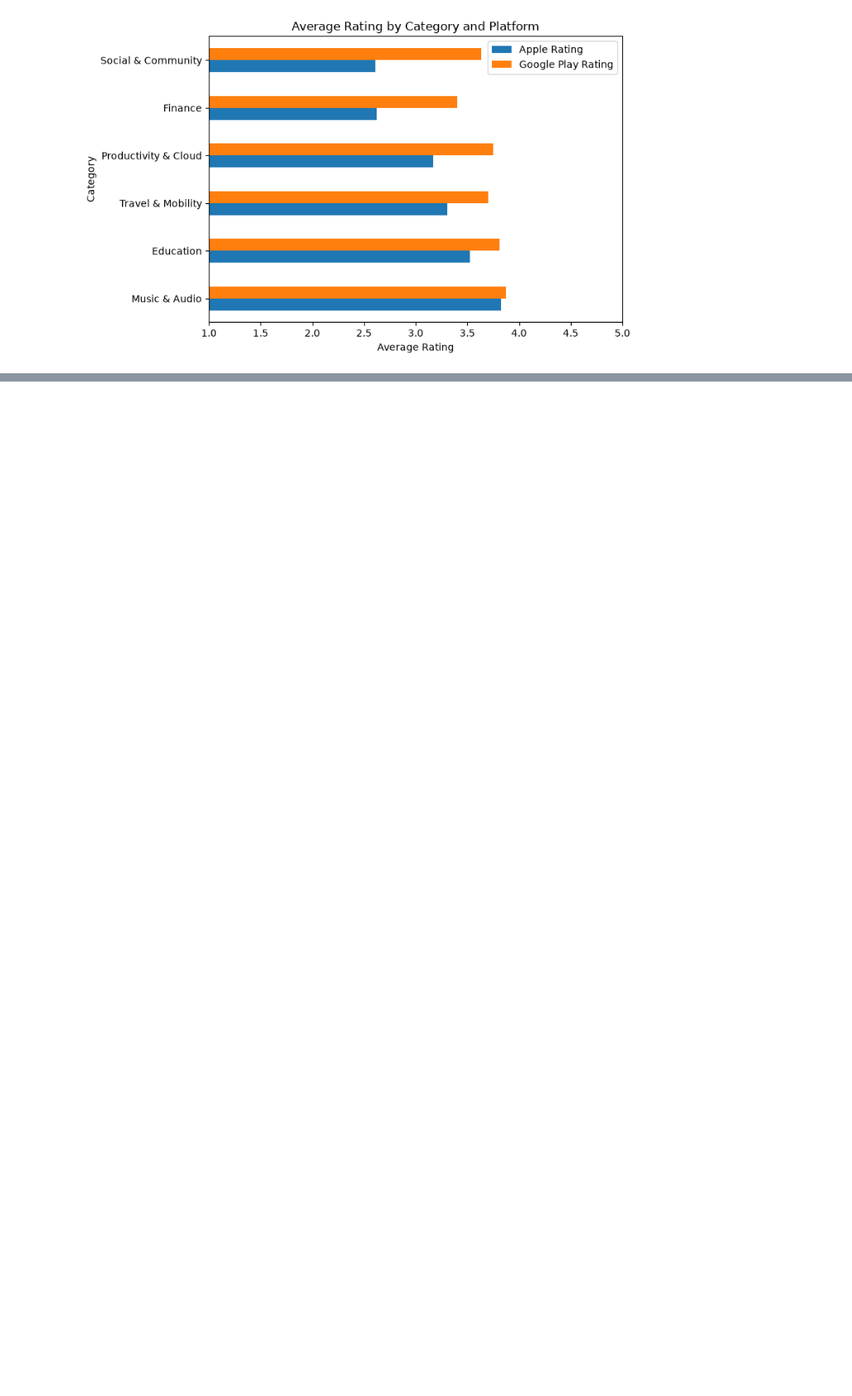
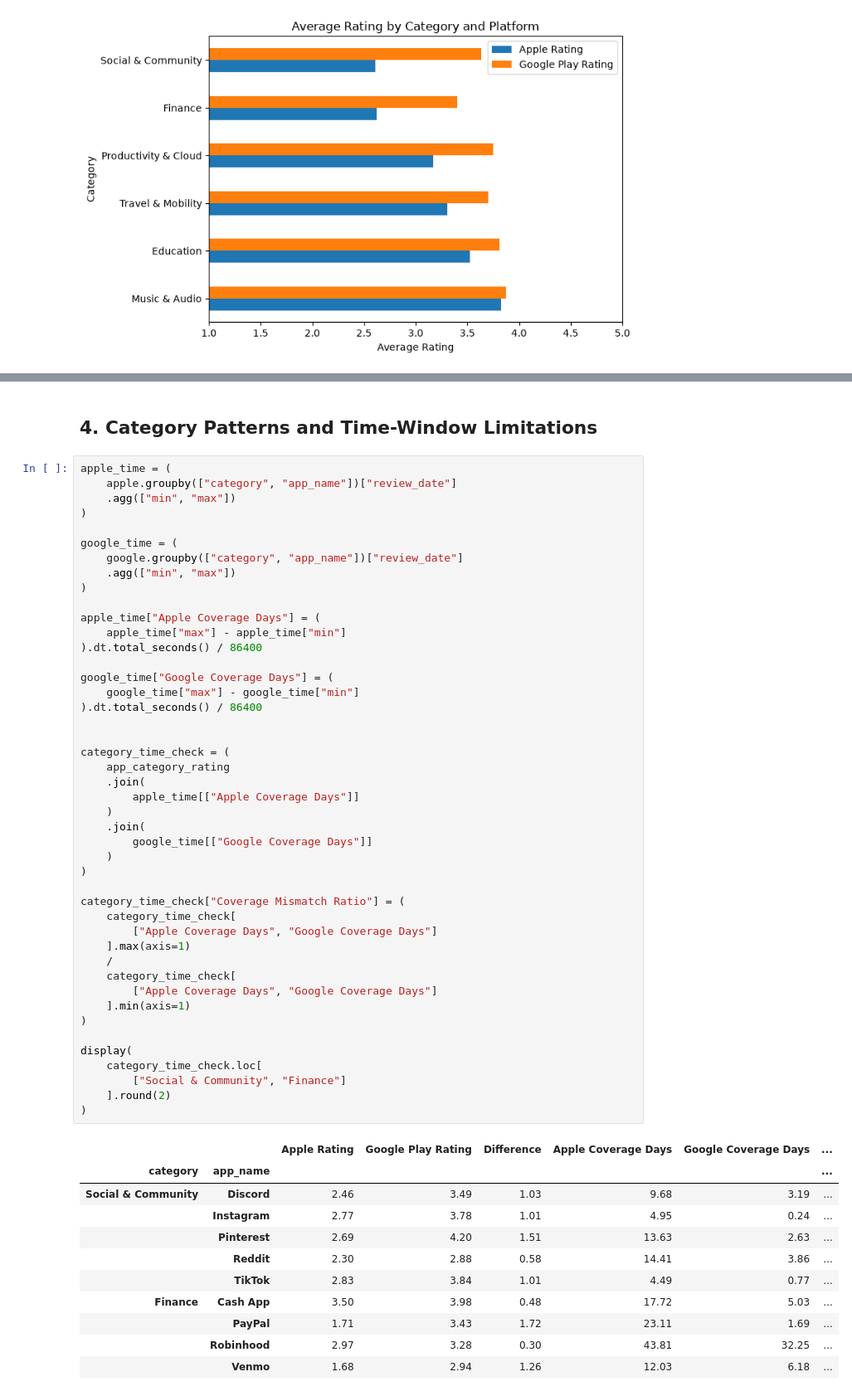
Before and after one commit to olizzh0105/review-data-source-analysis, a Jupyter notebook: notebooks/03_category_analysis.ipynb, the cells around one changed output, grey strips where cells are left out. Shown at 83% size. Cells and saved outputs as stored; diff of their text form; blank space fills up the shorter version.

```diff
--- a/notebooks/03_category_analysis.ipynb
+++ b/notebooks/03_category_analysis.ipynb
@@ -163,0 +269,59 @@ plt.show()
+# %% [markdown]
+## 4. Category Patterns and Time-Window Limitations
+# %%
+apple_time = (
+    apple.groupby(["category", "app_name"])["review_date"]
+    .agg(["min", "max"])
+)
+
+google_time = (
+    google.groupby(["category", "app_name"])["review_date"]
+    .agg(["min", "max"])
+)
+
+apple_time["Apple Coverage Days"] = (
+    apple_time["max"] - apple_time["min"]
+).dt.total_seconds() / 86400
+
+google_time["Google Coverage Days"] = (
+    google_time["max"] - google_time["min"]
+).dt.total_seconds() / 86400
+
+
+category_time_check = (
+    app_category_rating
+    .join(
+        apple_time[["Apple Coverage Days"]]
+    )
+    .join(
+        google_time[["Google Coverage Days"]]
+    )
+)
+
+category_time_check["Coverage Mismatch Ratio"] = (
+    category_time_check[
+        ["Apple Coverage Days", "Google Coverage Days"]
+    ].max(axis=1)
+    /
+    category_time_check[
+        ["Apple Coverage Days", "Google Coverage Days"]
+    ].min(axis=1)
+)
+
+display(
+    category_time_check.loc[
+        ["Social & Community", "Finance"]
+    ].round(2)
+)
+# %% [output]
+|  |  | Apple Rating | Google Play Rating | Difference | Apple Coverage Days | Google Coverage Days | ... |
+| category | app_name |  |  |  |  |  | ... |
+| Social & Community | Discord | 2.46 | 3.49 | 1.03 | 9.68 | 3.19 | ... |
+|  | Instagram | 2.77 | 3.78 | 1.01 | 4.95 | 0.24 | ... |
+|  | Pinterest | 2.69 | 4.20 | 1.51 | 13.63 | 2.63 | ... |
+|  | Reddit | 2.30 | 2.88 | 0.58 | 14.41 | 3.86 | ... |
+|  | TikTok | 2.83 | 3.84 | 1.01 | 4.49 | 0.77 | ... |
+| Finance | Cash App | 3.50 | 3.98 | 0.48 | 17.72 | 5.03 | ... |
+|  | PayPal | 1.71 | 3.43 | 1.72 | 23.11 | 1.69 | ... |
+|  | Robinhood | 2.97 | 3.28 | 0.30 | 43.81 | 32.25 | ... |
+|  | Venmo | 1.68 | 2.94 | 1.26 | 12.03 | 6.18 | ... |
```
Also changed, not shown: parts of 9 cells of this notebook.
